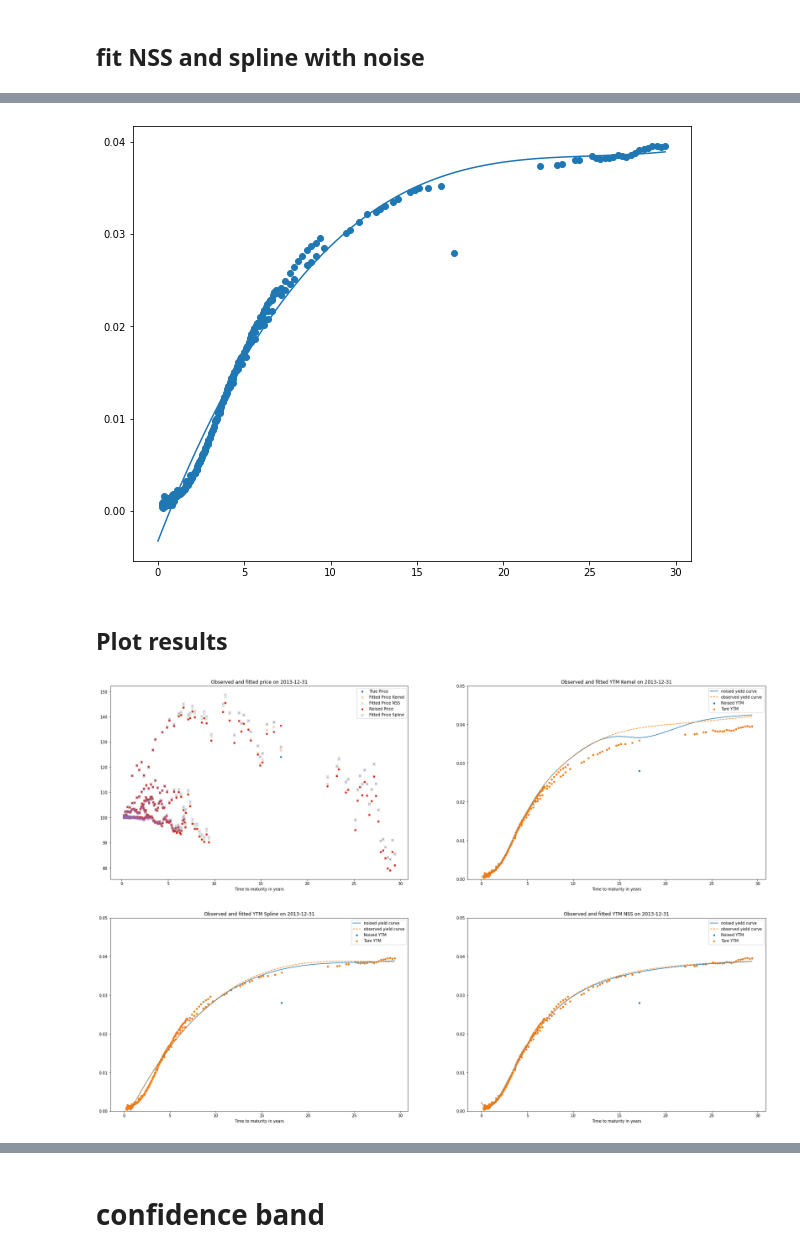
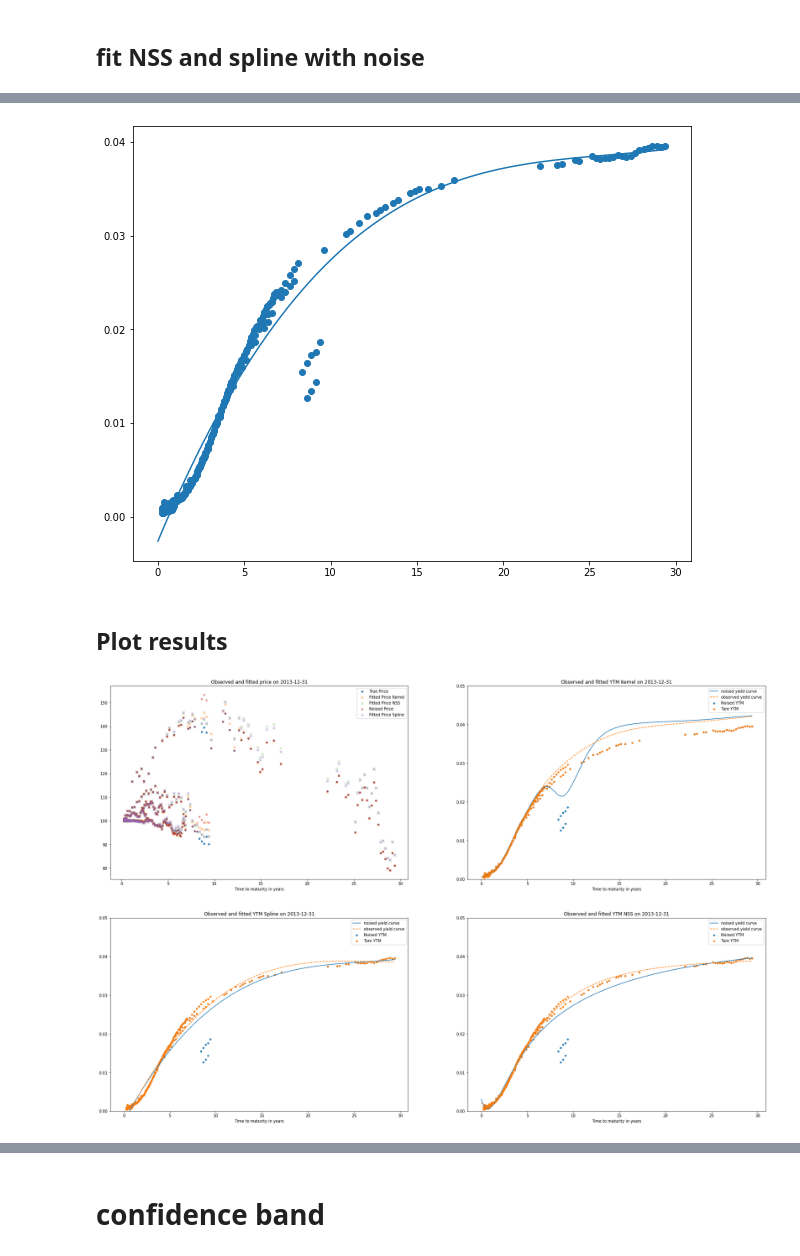
Before and after one commit to Lindi1907/Robust-Machine-Learning-for-Yield-Curve-Estimation, a Jupyter notebook: code&data/KR_example.ipynb, the cells around one changed output, grey strips where cells are left out. Saved outputs shown, nothing was run; the diff lists cells and outputs as text; code cells hidden in the pictures.

Commit message:
figure robusr rmse

```diff
--- a/code&data/KR_example.ipynb
+++ b/code&data/KR_example.ipynb
@@ -478,6 +481,6 @@ array([124.1484375])
 # %%
-# # choose around 9 yrs
-# noise_data["ttm"][noise_data["ttm"] == 3333]
-# # make price increase 10%
-# noise_data["B"][noise_data["ttm"] == 3333] = noise_data["B"][noise_data["ttm"] == 3333]*1.1
-# noise_data["B"][noise_data["ttm"] == 3333]
+# choose around 9 yrs
+noise_data["ttm"][noise_data["ttm"] == 3333]
+# make price increase 10%
+noise_data["B"][noise_data["ttm"] == 3333] = noise_data["B"][noise_data["ttm"] == 3333]*1.1
+noise_data["B"][noise_data["ttm"] == 3333]
@@ -483,0 +489,6 @@ array([124.1484375])
+# %%
+# choose around 9 yrs
+# make price increase 10%
+filt = (noise_data["ttm"] >= 3000) * (noise_data["ttm"] <= 3500)
+# noise_data["B"][noise_data["ttm"] == 3333] = noise_data["B"][noise_data["ttm"] == 3333]*1.1
+noise_data["B"][filt]
@@ -483,0 +498,3 @@ array([124.1484375])
+# %%
+noise_data["B"][filt] = noise_data["B"][filt]*1.1
+noise_data["B"][filt]
@@ -565,7 +585,7 @@ plt.scatter(x_spline_noise, y_spline_noise)
 g_spline_noise = nelsonsiegelsvensson.convert_y_to_g(y_splinefit_noise, x_splinefit_noise)
 # plt.plot(x_new_noise, g_x_spline_noise)
 # %% [output]
-[figure, old version]
+[figure, new version]
 # %% [markdown]
 ## Plot results
 # %%
@@ -619,7 +639,7 @@ ax_1,ax_2, ax_3, ax_4=fig.add_subplot(2, 2, 1), fig.add_subplot(2,2,2), fig.add_
 ax_1.scatter(ttm/365, dict_data[date]['B'], marker='o', s=15, label='True Price');
 ax_1.scatter(ttm/365, B_fitted, marker='x',alpha=0.5,  label='Fitted Price Kernel');
 ax_1.scatter(ttm/365, B_fitted_nss, marker='x', alpha=0.3, label='Fitted Price NSS');
-ax_1.scatter(ttm/365, noise_data_full["B"], marker='o', s=15, label='Noised Price');
+ax_1.scatter(ttm/365, noise_data_full["B"], marker='o', alpha=0.5, s=15, label='Noised Price');
 ax_1.scatter(ttm/365, B_fitted_Spline, marker='x',alpha=0.5, label='Fitted Price Spline')
 
 # ax_2.scatter(ttm/365, ytm_fitted_noise, marker='x',alpha=0.5, label='Fitted YTM Kernel');
@@ -630,31 +650,31 @@ ax_2.scatter(ttm/365, noise_data_full["ytm"], marker='o', s=15, label='Noised YT
 ax_2.scatter(ttm/365, dict_data[date]['ytm'], marker='o', s=15, label='Ture YTM')
 
 
 # ax_3.scatter(ttm/365, ytm_fitted_noise_nss, marker='x',alpha=0.5, label='Fitted YTM NSS');
 # ax_3.scatter(ttm/365, ytm_fitted_nss, marker='x',alpha=0.3, label='Fitted YTM true');
 ax_3.plot(np.arange(1,1+max_ttm)/365, y_splinefit_noise[:max_ttm], label= "noised yield curve");
 ax_3.plot(np.arange(1,1+max_ttm)/365, y_solved_spline[:max_ttm], linestyle='--', label= "observed yield curve")
 ax_3.scatter(ttm/365, noise_data_full["ytm"], marker='o', s=15, label='Noised YTM')
 ax_3.scatter(ttm/365, dict_data[date]['ytm'], marker='o', s=15, label='Ture YTM')
 
 
 # ax_4.scatter(ttm/365, ytm_fitted_noise_sp, marker='x',alpha=0.5, label='Fitted YTM Spline');
 ax_4.plot(x_spline_date, y_noise_nss, label= "noised yield curve")
 ax_4.plot(x_spline_date, y_solved_nss, linestyle='--', label= "observed yield curve")
 # ax_4.scatter(ttm/365, ytm_fitted_spline, marker='x',alpha=0.3, label='Fitted YTM true');
 ax_4.scatter(ttm/365, noise_data_full["ytm"], marker='o', s=15, label='Noised YTM')
 ax_4.scatter(ttm/365, dict_data[date]['ytm'], marker='o', s=15, label='Ture YTM')
 
 ax_1.set_title('Observed and fitted price on {}'.format(date));
 ax_2.set_title('Observed and fitted YTM Kernel on {}'.format(date));
 ax_4.set_title('Observed and fitted YTM NSS on {}'.format(date));
 ax_3.set_title('Observed and fitted YTM Spline on {}'.format(date))
 
 for ax in [ax_1, ax_2, ax_3, ax_4]:
     ax.legend();
     ax.set_xlabel('Time to maturity in years');
 
 for ax in [ax_2, ax_3, ax_4]:
     ax.set_ylim([0,0.05])
 # %% [output]
-[figure, old version]
+[figure, new version]
```
Also changed, not shown: parts of 8 cells of this notebook, 1 other file.
